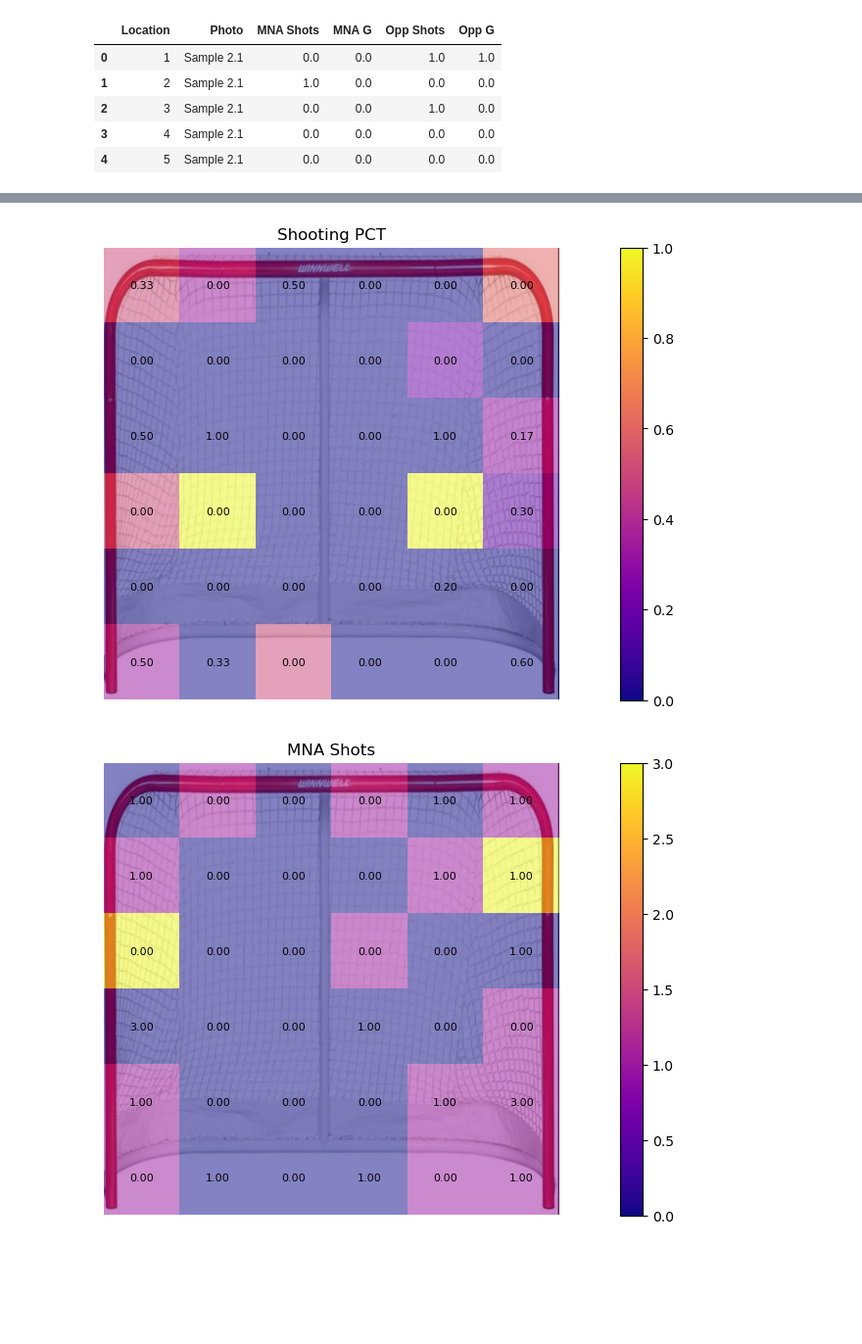
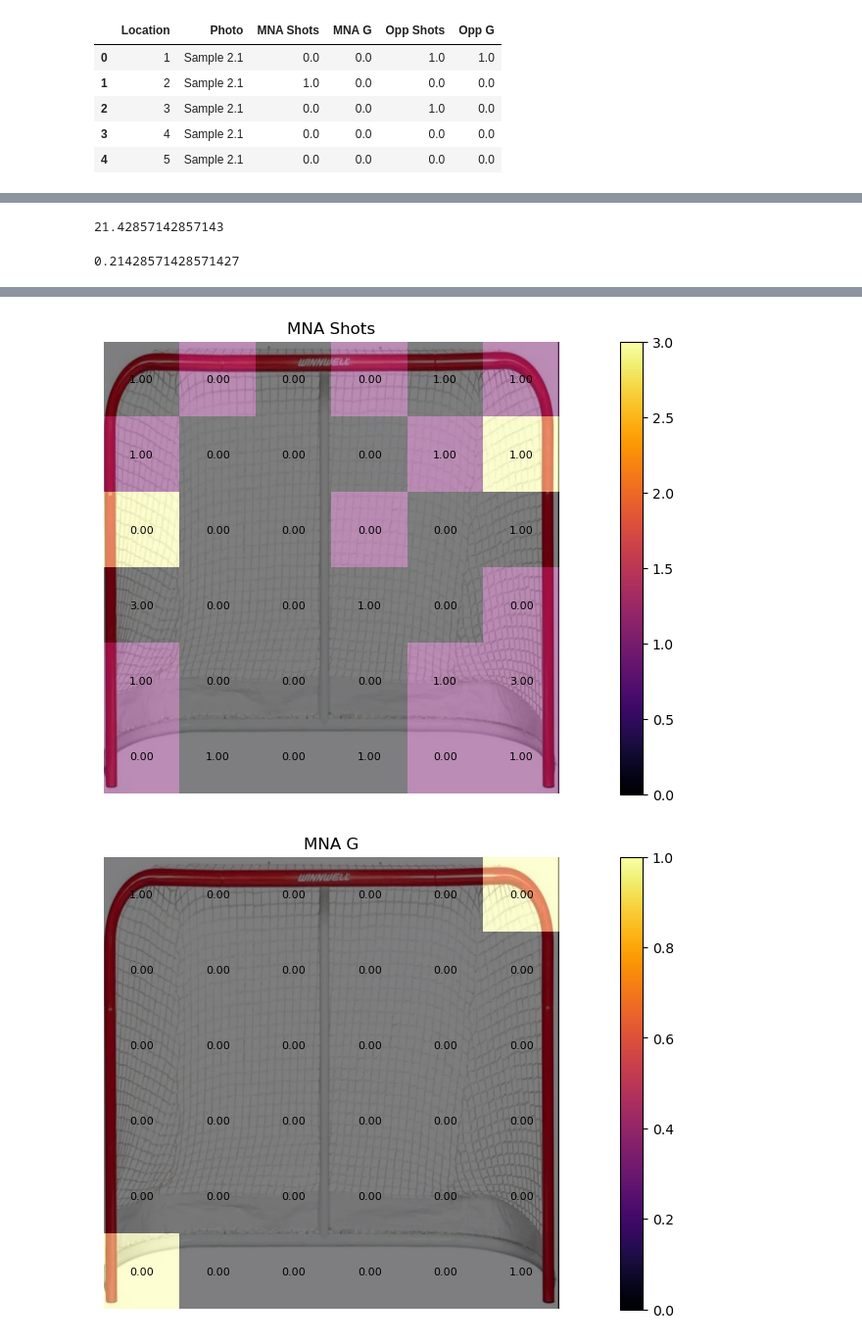
Before and after one commit to callawayh/HUT, a Jupyter notebook: Hut Aftermath.ipynb, the cells around one changed output, grey strips where cells are left out. Shown at 98% size. Saved outputs shown, nothing was run; the diff lists cells and outputs as text; code cells hidden in the pictures; blank space fills up the shorter version.

```diff
--- a/Hut Aftermath.ipynb
+++ b/Hut Aftermath.ipynb
@@ -9,10 +36,12 @@ from matplotlib.offsetbox import OffsetImage, AnnotationBbox
 # %%
 #get data
 net_pic = r"C:\Users\calholt\Documents\Callaway\NHL24\Data\CleanNet.PNG"
-path = r"C:\Users\calholt\Documents\Callaway\NHL24\Data\NHL Scores 01152024.xlsx"
+path = r"C:\Users\calholt\Documents\Callaway\NHL24\Data\NHL Scores 01152024-2.xlsx"
+overload_pic = r"C:\Users\calholt\Documents\Callaway\NHL24\Data\Overload Strat Pic.PNG"
 shots = pd.read_excel(path, sheet_name = 'Shot Raw Data')
 regular = pd.read_excel(path, sheet_name = 'Data', header = 5)
 wc = pd.read_excel(path, sheet_name = 'WC Data', header = 5)
+players = pd.read_excel(path, sheet_name = 'Team Info', header = 5)
 
 #cut out bad data
 wc.drop(columns = ['Unnamed: 17','SMA'], inplace = True)
@@ -74,3 +242,4 @@ agg_shots['Total Shots'] = agg_shots['Shots'] + agg_shots['Total Goals']
 agg_shots['Shooting PCT'] = agg_shots['Total Goals']/ agg_shots['Total Shots']
 agg_shots['Shot Dist'] = agg_shots['Total Shots'] / agg_shots['Total Shots'].sum()
 agg_shots['Goal Dist'] = agg_shots['Total Goals'] / agg_shots['Total Goals'].sum()
+agg_shots['Goal Yeild/1000'] = (agg_shots['Shot Dist'] *agg_shots['Shooting PCT'])*100
@@ -97,3 +246,11 @@ agg_shots
 # %%
 agg_shots.fillna(0,inplace = True)
+# %%
+agg_shots['Goal Yeild/1000'].sum()
+# %% [output]
+21.42857142857143
+# %%
+agg_shots['Total Goals'].sum()/ agg_shots['Total Shots'].sum()
+# %% [output]
+0.21428571428571427
 # %%
@@ -139,5 +266,31 @@ def getShotMap(dataframe, col, scheme):
+# %%
+def getShotMap(dataframe, col, scheme):
+    grid_values = dataframe[col].values.reshape((6, 6))
+    # Load the net image
+    background_img = plt.imread(net_pic)
+    # Create subplots with 33% vertical shrinkage
+    fig, ax = plt.subplots(figsize=(8, 6))  # Adjust the figsize if needed
+    # Set the extent to match the matrix (adjust vertical extent as needed)
+    extent_matrix = (0, 6, 0, 6)
+    extent_image = (0, 6, 0, 6)  # Match the matrix size
+    # Plot the 6x6 matrix first
+    cmap = plt.get_cmap(scheme)
+    im = ax.imshow(grid_values, cmap=scheme, interpolation='nearest', vmin=0, vmax=np.max(dataframe[col]), extent=extent_matrix)
+    # Add text annotations for each cell with floating-point labels
+    for i in range(6):
+        for j in range(6):
+            ax.text(j + 0.5, i + 0.5, f'{grid_values[i, j]:.2f}', ha='center', va='center', color='black', fontsize=8)
+    # Plot the background image on top of the matrix with some transparency
+    ax.imshow(background_img, extent=extent_image, aspect='auto', zorder=1, alpha=0.5)
+    # Add a colorbar for reference
+    cbar = fig.colorbar(im, ax=ax, orientation='vertical', pad=0.1)
+    # Hide axes for better visibility
+    ax.axis('off')
+    # Set the title
+    ax.set_title(col)
+    # Show the plot
+    plt.show()
 # %%
-for value in ['Total Shots','Total Goals','Shooting PCT','MNA Shots', 'MNA G', 'Opp Shots', 'Opp G']:
-
-    getShotMap(agg_shots, value, "plasma")
+for value in ['Total Shots','Total Goals','MNA Shots', 'MNA G', 'Opp Shots', 'Opp G']:
+    getShotMap(agg_shots, value, 'inferno') #bilinear
 # %% [output]
@@ -146,2 +299,2 @@ for value in ['Total Shots','Total Goals','Shooting PCT','MNA Shots', 'MNA G', '
-[figure, old version]
+[figure, new version]
-[figure, old version]
+[figure, new version]
```
Also changed, not shown: parts of 27 cells of this notebook.
